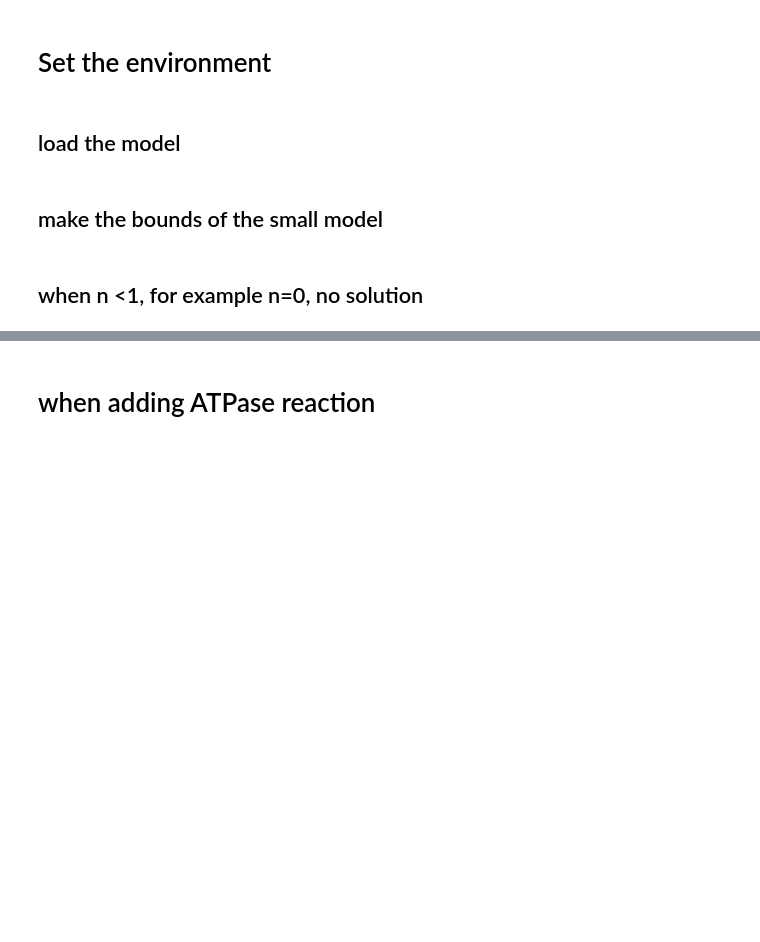
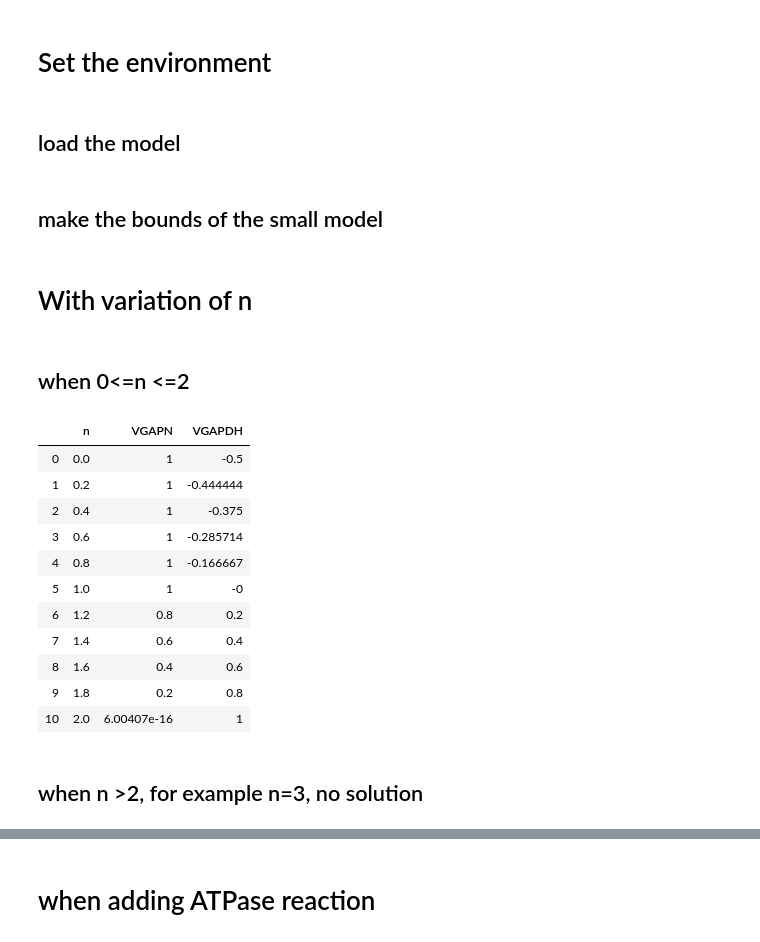
Before and after one commit to YanfeiZhang1208/Gear-shifting, a Jupyter notebook: Codes/Dual objectives and gear shifting.ipynb, the cells around one changed output, grey strips where cells are left out. Saved outputs shown, nothing was run; the diff lists cells and outputs as text; code cells hidden in the pictures; blank space fills up the shorter version.

```diff
--- a/Codes/Dual objectives and gear shifting.ipynb
+++ b/Codes/Dual objectives and gear shifting.ipynb
@@ -62,6 +62,57 @@ model1.reactions.get_by_id('carb_enter_2.7.1.40_PEPDEPHOS__RXN').bounds = (1,1)
 model1.reactions.get_by_id("carb_enter_glucneo_1.2.1.9_1.2.1.9__RXN").bounds = (0,1)
+# %% [markdown]
+# With variation of n
+# %% [markdown]
+## when 0<=n <=2
+# %%
+def different_n (n):
+    M = model1.copy()
+    M.reactions.get_by_id('T_trans_phosphate').bounds = (-10,10)
+    reaction = Reaction('from_pyruvate_to_GAP')
+    reaction.name = 'from_pyruvate_to_GAP'
+    reaction.lower_bound = -0.  # This is the default
+    reaction.upper_bound = 10.  # This is the default
+    M.add_reactions([reaction])
+    reaction.add_metabolites({"pyruvate": -1.0,
+                             "NAD+": -1.0,
+                             "ATP": -n,
+                             "D__glyceraldehyde__3__phosphate": 1.0,
+                             "NADH": 1.0,
+                              "H+": 1.0,
+                             "ADP": n})
+
+    M.objective = M.reactions.get_by_id('from_pyruvate_to_GAP')
+    sol = M.optimize()
+#     l = sol.fluxes[abs(sol.fluxes)>1e-6].index
+#     for rxn in l:
+#         print (rxn,M.reactions.get_by_id(rxn).reaction,sol.fluxes.loc[rxn])
+
+#     print ("GAPN flux is " + str(sol.fluxes.loc['carb_enter_glucneo_1.2.1.9_1.2.1.9__RXN']),", GAPDH flux is " + str(-sol.fluxes.loc['carb_enter_glucneo_2.7.2.3_PHOSGLYPHOS__RXN']))
+    return (str(sol.fluxes.loc['carb_enter_glucneo_1.2.1.9_1.2.1.9__RXN']),str(-sol.fluxes.loc['carb_enter_glucneo_2.7.2.3_PHOSGLYPHOS__RXN']))
+# %%
+df_Variation_n = pd.DataFrame(columns=['n', 'VGAPN', 'VGAPDH'])
+df_Variation_n["n"]=np.arange(0, 2.1, step=0.2)
+df_Variation_n = df_Variation_n.set_index(["n"])
+for n in df_Variation_n.index:
+    df_Variation_n["VGAPN"].loc[n] = float(different_n(n)[0])
+    df_Variation_n["VGAPDH"].loc[n] = float(different_n(n)[1])
+df_Variation_n=df_Variation_n.reset_index()
+df_Variation_n
+# %% [output]
+|  | n | VGAPN | VGAPDH |
+| 0 | 0.0 | 1 | -0.5 |
+| 1 | 0.2 | 1 | -0.444444 |
+| 2 | 0.4 | 1 | -0.375 |
+| 3 | 0.6 | 1 | -0.285714 |
+| 4 | 0.8 | 1 | -0.166667 |
+| 5 | 1.0 | 1 | -0 |
+| 6 | 1.2 | 0.8 | 0.2 |
+| 7 | 1.4 | 0.6 | 0.4 |
+| 8 | 1.6 | 0.4 | 0.6 |
+| 9 | 1.8 | 0.2 | 0.8 |
+| 10 | 2.0 | 6.00407e-16 | 1 |
 # %% [markdown]
-## when n <1, for example n=0,  no solution
+## when n >2, for example n=3,  no solution
 # %%
 M = model1.copy()
 M.reactions.get_by_id('T_trans_phosphate').bounds = (-10,10)
```
Also changed, not shown: parts of 64 cells of this notebook, 9 other files.
